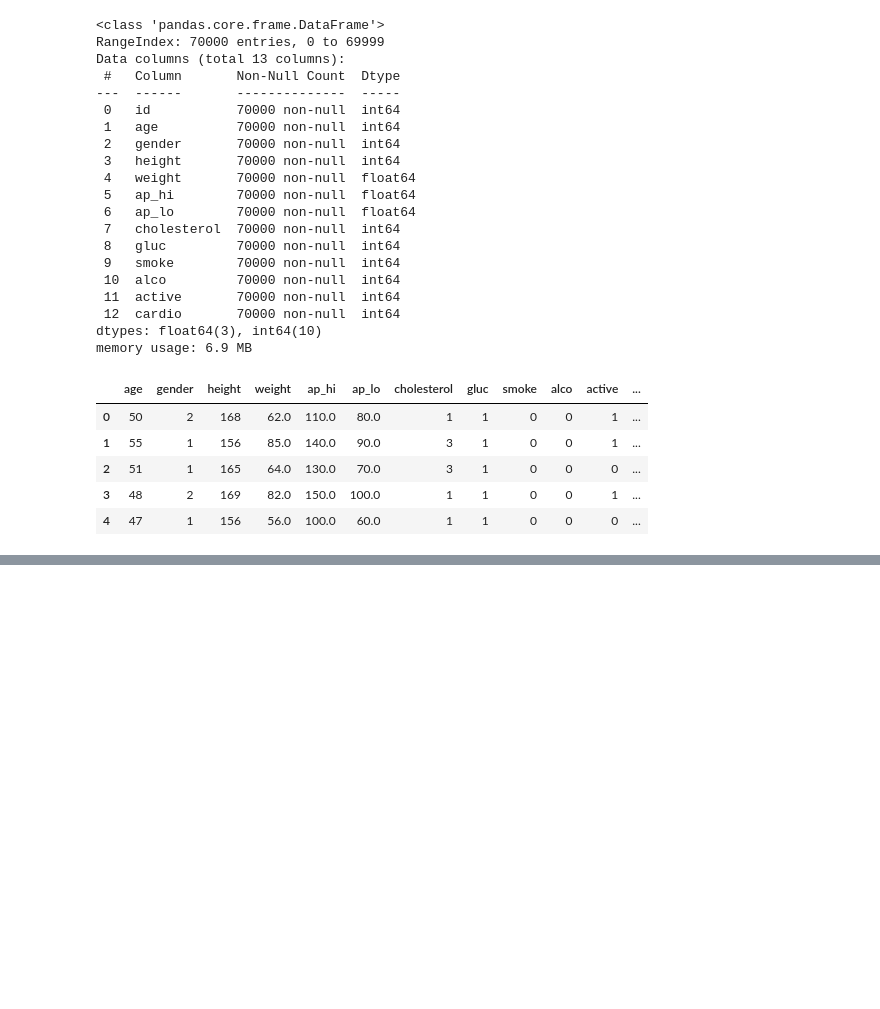
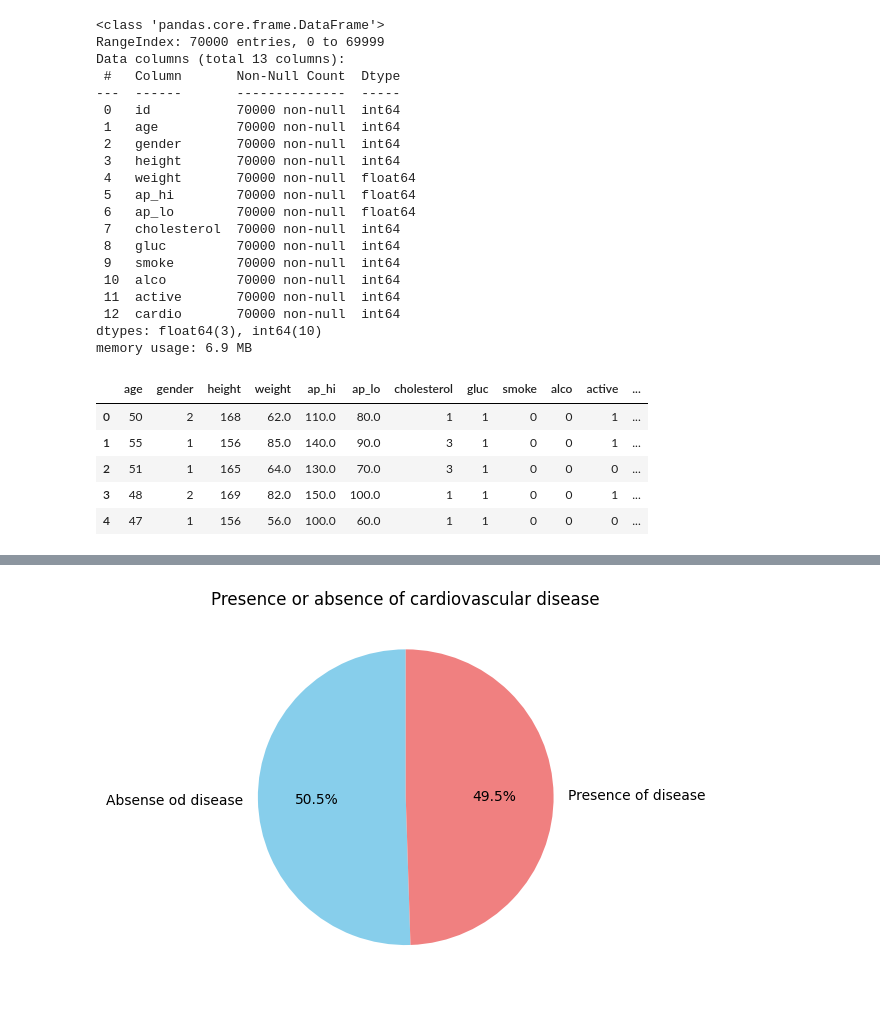
Before and after one commit to lorenzomazzante/Cardiovascular-Disease-Prediction, a Jupyter notebook: Dataset_visualizing.ipynb, the cells around one changed output, grey strips where cells are left out. Saved outputs shown, nothing was run; the diff lists cells and outputs as text; code cells hidden in the pictures; blank space fills up the shorter version.

```diff
--- a/Dataset_visualizing.ipynb
+++ b/Dataset_visualizing.ipynb
@@ -117,0 +131,10 @@ plot_2d_by_label(data_train, 'ap_hi', 'ap_lo')
+# %%
+# Calcular conteo
+conteo = data['cardio'].value_counts()
+
+# Crear gráfico
+plt.pie(conteo, labels=['Absense od disease', 'Presence of disease'], autopct='%1.1f%%', startangle=90, colors=['skyblue', 'lightcoral'])
+plt.title('Presence or absence of cardiovascular disease')
+plt.show()
+# %% [output]
+[figure, added]
```
Also changed, not shown: parts of 6 cells of this notebook.
